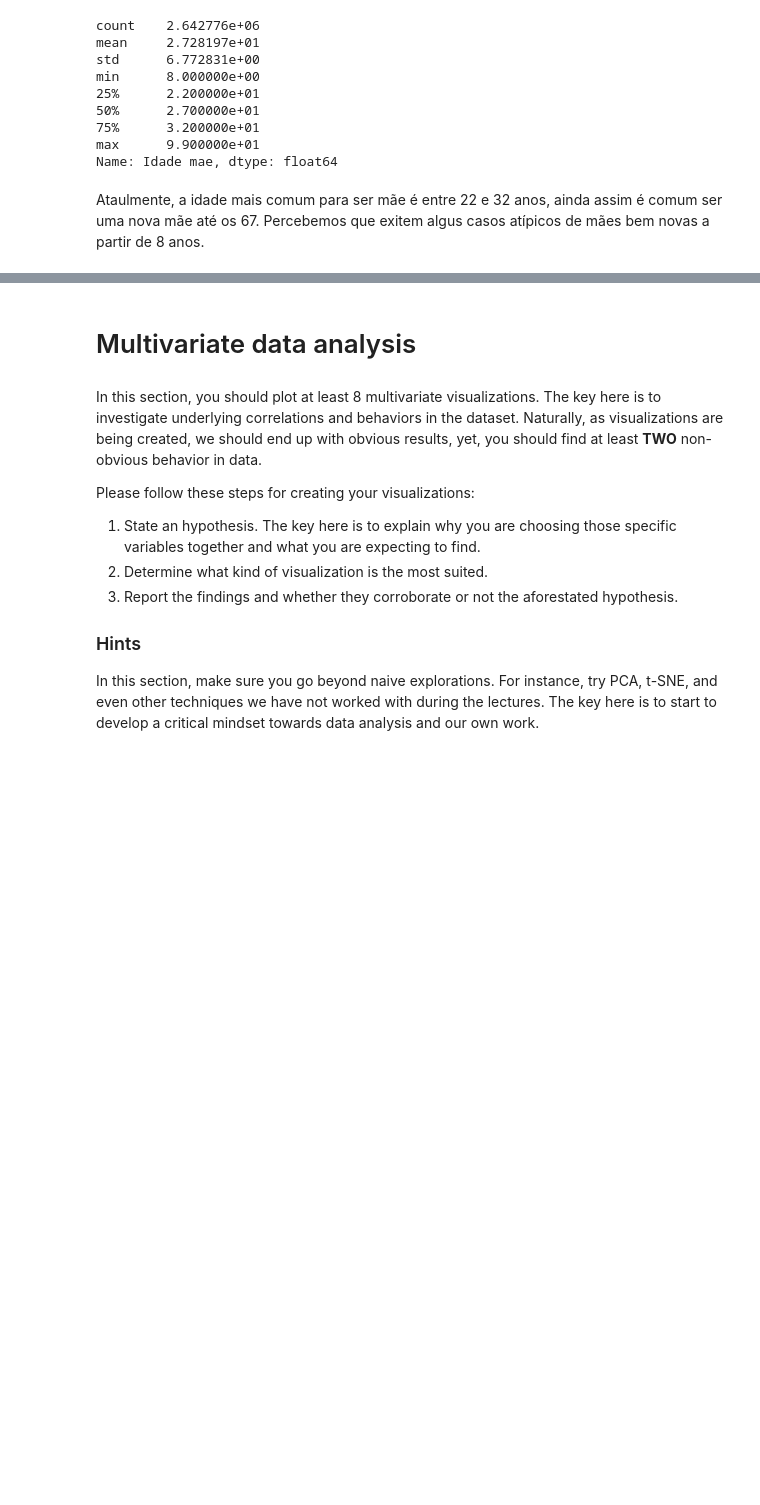
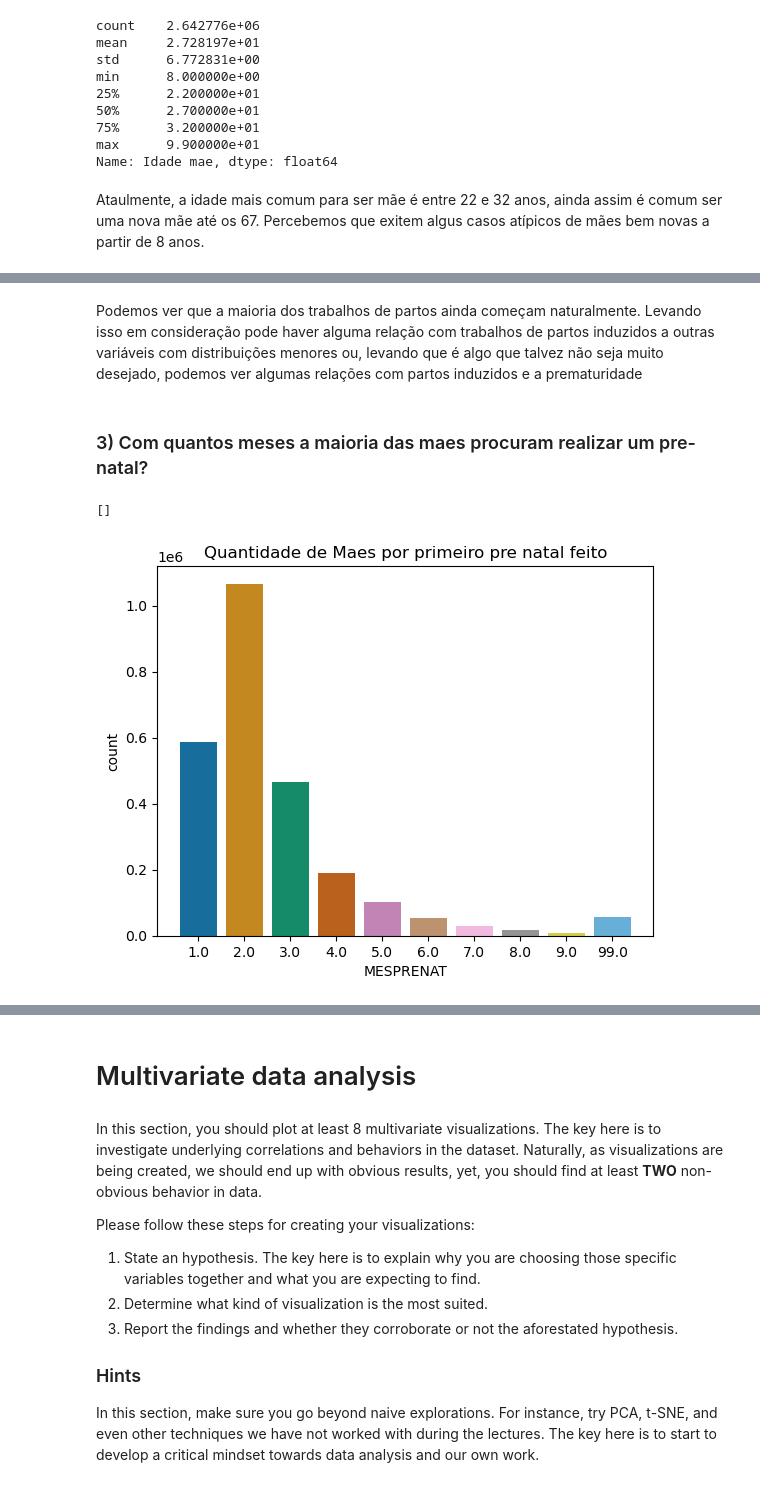
Before and after one commit to danielnowakassis/SINASC-Dataset, a Jupyter notebook: DS_project_template.ipynb, the cells around one changed output, grey strips where cells are left out. Saved outputs shown, nothing was run; the diff lists cells and outputs as text; code cells hidden in the pictures; blank space fills up the shorter version.

```diff
--- a/DS_project_template.ipynb
+++ b/DS_project_template.ipynb
@@ -559,0 +613,11 @@ Ataulmente, a idade mais comum para ser mãe é entre 22 e 32 anos, ainda assim
+# %% [markdown]
+Podemos ver que a maioria dos trabalhos de partos ainda começam naturalmente. Levando isso em consideração pode haver alguma relação com trabalhos de partos induzidos a outras variáveis com distribuições menores ou, levando que é algo que talvez não seja muito desejado, podemos ver algumas relações com partos induzidos e a prematuridade
+# %% [markdown]
+### 3) Com quantos meses a maioria das maes procuram realizar um pre-natal?
+# %%
+sns.countplot(x=full_df["MESPRENAT"], palette='colorblind', dodge=False)
+plt.title("Quantidade de Maes por primeiro pre natal feito")
+plt.plot()
+# %% [output]
+[]
+[figure, added]
```
Also changed, not shown: parts of 41 cells of this notebook.
